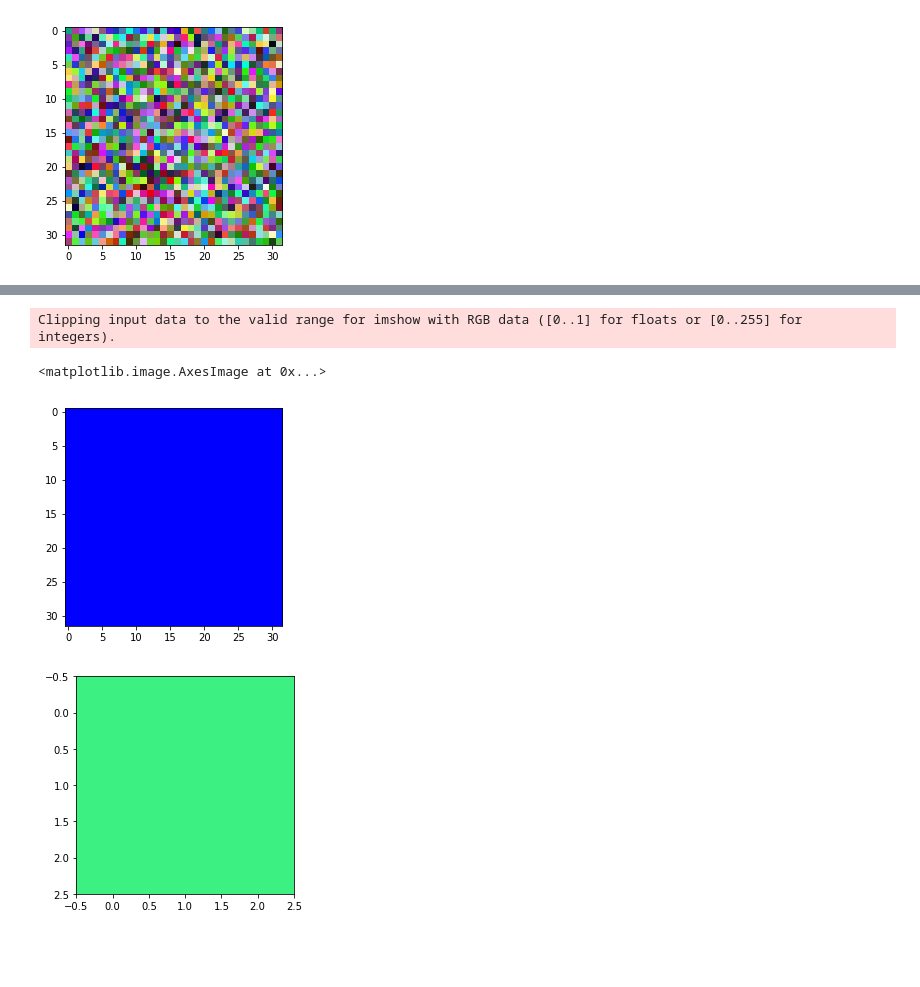
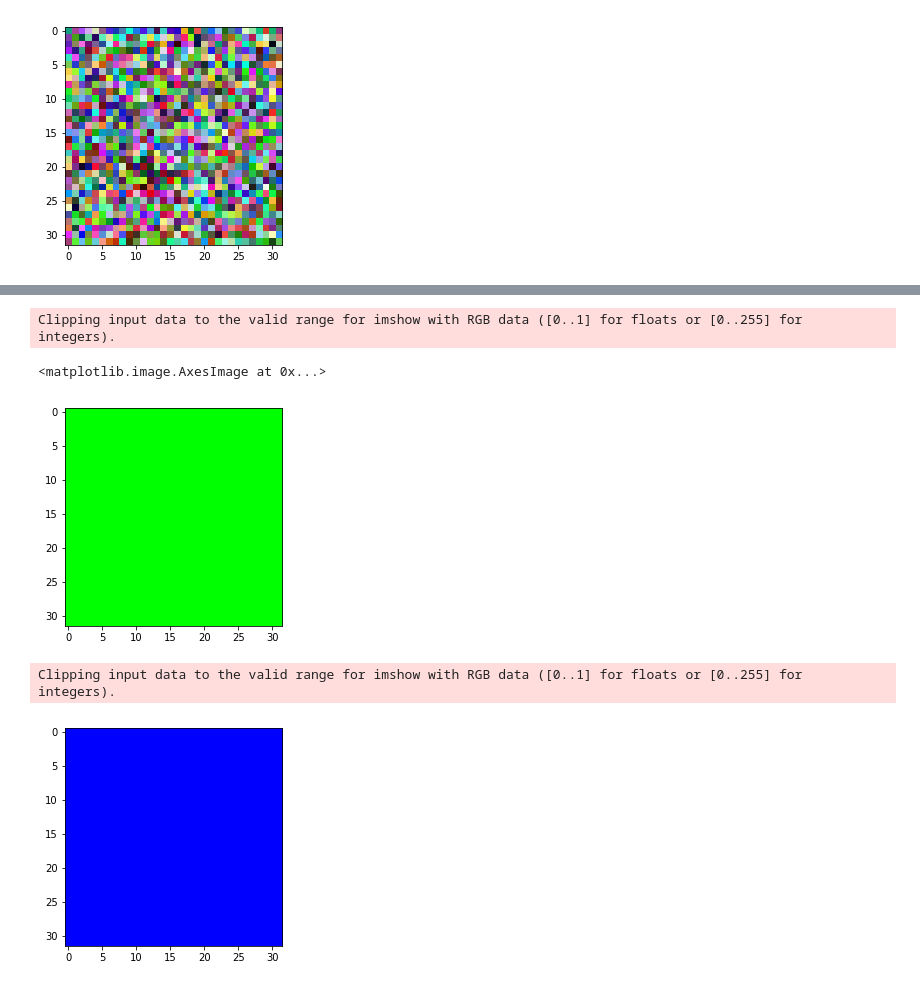
Before and after one commit to alpizano/rgb-feed-forward-neural-net, a Jupyter notebook: feed_forward_neural_net_text_color_predicter.ipynb, the cells around one changed output, grey strips where cells are left out. Drawn from its saved outputs; the diff is of its cells as text; code cells hidden in the pictures; blank space fills up the shorter version.

```diff
--- a/feed_forward_neural_net_text_color_predicter.ipynb
+++ b/feed_forward_neural_net_text_color_predicter.ipynb
@@ -39,40 +72,39 @@ plt.imshow(test2)
+# %%
+# make green 32x32
+
+green = np.zeros((32,32,3))
+
+green_x_axis = green.shape[0]
+green_y_axis = green.shape[1]
+
+for i in range(green_x_axis):
+            for j in range(green_y_axis):
+                green[i,j,0] = 0
+                green[i,j,1] = 255
+                green[i,j,2] = 0
+
+plt.imshow(green)
+# %% [output]
+Clipping input data to the valid range for imshow with RGB data ([0..1] for floats or [0..255] for integers).
+<matplotlib.image.AxesImage at 0x...>
+[figure, added]
 # %%
-test2_shape = test2.shape
+# make blue 32x32
 
-#for i in range(test2_shape[0]):
-    #for j in range(test2_shape[1]):
-        #test2[i,j] = 0
+blue = np.zeros((32,32,3))
 
-for i in range(test2_shape[0]):
-    for j in range(test2_shape[1]):
-            test2[i,j,0] = 0
-            test2[i,j,1] = 0
-            test2[i,j,2] = 255
+blue_x_axis = blue.shape[0]
+blue_y_axis = blue.shape[1]
 
-plt.imshow(test2)
+for i in range(blue_x_axis):
+            for j in range(blue_y_axis):
+                blue[i,j,0] = 0
+                blue[i,j,1] = 0
+                blue[i,j,2] = 255
+
+plt.imshow(blue)
+
+blue_torch = torch.from_numpy(blue)
 # %% [output]
 Clipping input data to the valid range for imshow with RGB data ([0..1] for floats or [0..255] for integers).
-<matplotlib.image.AxesImage at 0x...>
 [figure]
-# %%
-test3 = np.random.rand(3,3,3)
-test3_shape = test3.shape
-
-
-
-for epoch in range(100):
-    r_data = np.random.rand(1)
-    g_data = np.random.rand(1)
-    b_data = np.random.rand(1)
-    for r,g,b in zip(r_data, g_data, b_data):
-        for i in range(test3_shape[0]):
-            for j in range(test3_shape[1]):
-                test3[i,j,0] = r
-                test3[i,j,1] = g
-                test3[i,j,2] = b
-    #print (test3)
-    #print ("--------------------------------------------")
-
-plt.imshow(test3)
-# %% [output]
-[figure, removed]
```
Also changed, not shown: parts of 11 cells of this notebook.
